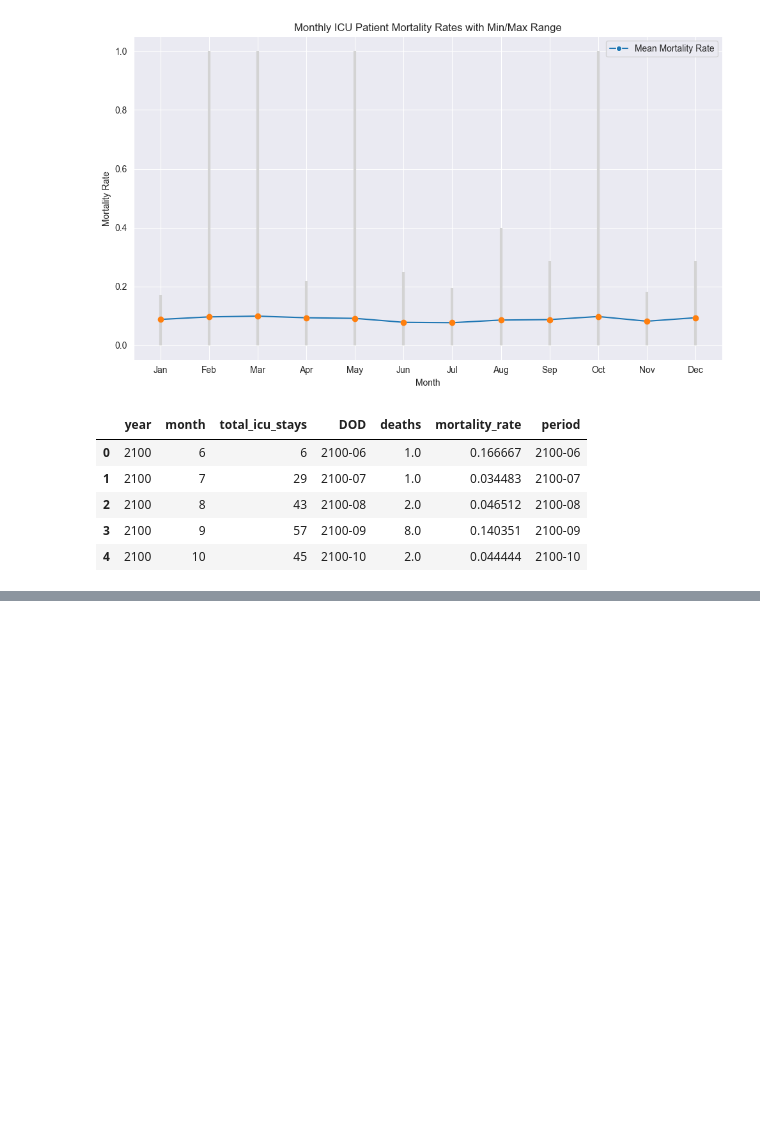
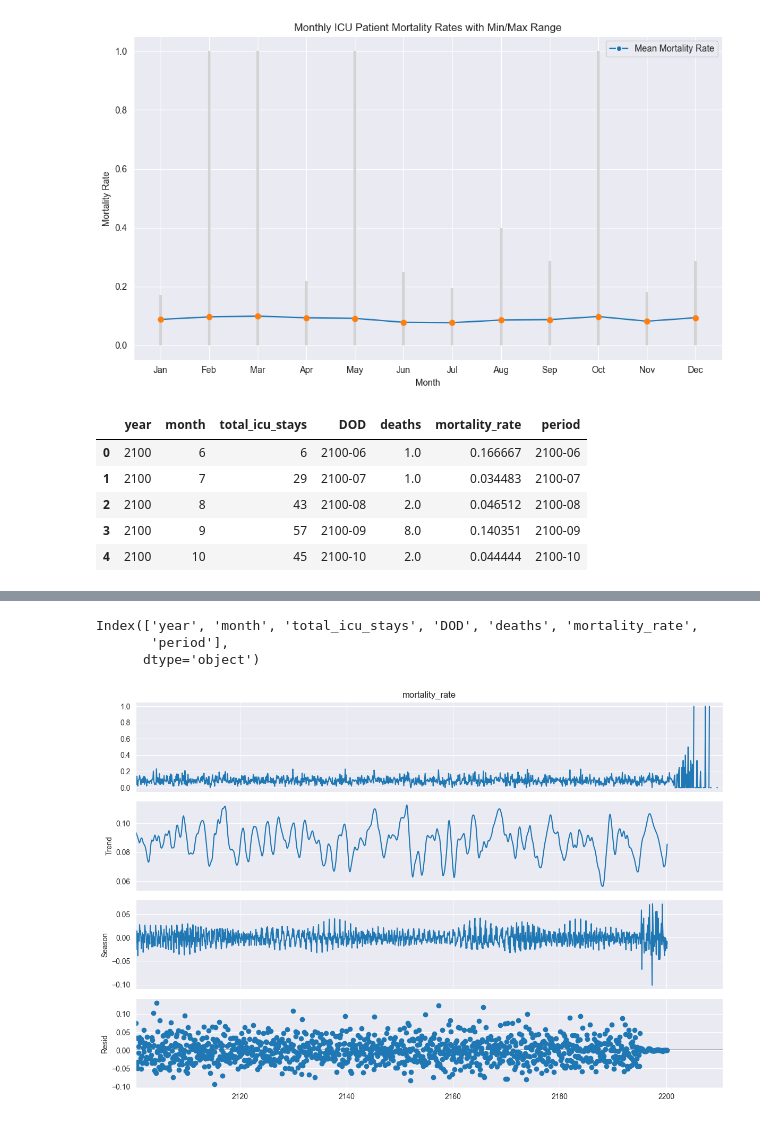
Before and after one commit to Math2130/MIMIC-III-Mortality-Analysis, a Jupyter notebook: VisualizationTime.ipynb, the cells around one changed output, grey strips where cells are left out. Saved outputs shown, nothing was run; the diff lists cells and outputs as text; code cells hidden in the pictures; blank space fills up the shorter version.

```diff
--- a/VisualizationTime.ipynb
+++ b/VisualizationTime.ipynb
@@ -249,22 +223,2 @@ final_df.isna().sum()
-# %%
-# Step 1: Create date range for each ICU stay
-final_df['date_range'] = final_df.apply(lambda x: pd.date_range(start=x['INTIME'], end=x['OUTTIME']), axis=1)
-
-# Step 2: Explode the date ranges into separate rows
-dates_expanded = final_df.explode('date_range')
-
-# Step 3: Extract month and year from the date range
-dates_expanded['month'] = dates_expanded['date_range'].dt.month
-dates_expanded['year'] = dates_expanded['date_range'].dt.year
-
-# Step 4: Remove duplicates
-unique_stays_per_month = dates_expanded.drop_duplicates(subset=['SUBJECT_ID', 'year', 'month'])
-
-# Step 5: Group by month and year and count unique patients
-monthly_icu_stays = unique_stays_per_month.groupby(['year', 'month'])['SUBJECT_ID'].nunique().reset_index()
-
-# Step 6: Merge and recalculate mortality rate
-monthly_mortality = monthly_mortality.merge(monthly_icu_stays, on='month')
-monthly_mortality['mortality_rate'] = monthly_mortality['deaths'] / monthly_mortality['SUBJECT_ID']
 # %% [markdown]
 # STL
@@ -271,17 +233,33 @@ monthly_mortality['mortality_rate'] = monthly_mortality['deaths'] / monthly_mort
+# %%
+monthly_mortality.columns
+# %% [output]
+Index(['year', 'month', 'total_icu_stays', 'DOD', 'deaths', 'mortality_rate',
+       'period'],
+      dtype='object')
 # %%
 from statsmodels.tsa.seasonal import STL
 
-# Preparing the data for STL decomposition
-# STL requires a continuous time series data, so we will create a series with mortality rates for each month
-# Note: If there are missing months, the analysis might need adjustment. Assuming continuous months here.
+# Have proper time series index
+monthly_mortality['date'] = pd.to_datetime(monthly_mortality[['year', 'month']].assign(DAY=1))
+monthly_mortality.set_index('date', inplace=True)
+monthly_mortality.sort_index(inplace=True)
 
-# Ensure the data is sorted by month
-monthly_mortality_sorted = monthly_mortality.sort_values('MONTH')
+# Ensure the time series is complete with no missing months
+monthly_mortality = monthly_mortality.asfreq('MS')
 
-# Performing STL decomposition
-stl = STL(monthly_mortality_sorted['mortality_rate'], seasonal=13, period=12)
+# If you have missing data after using asfreq, you might need to fill or interpolate the missing values
+# For example, to forward-fill missing data:
+# monthly_mortality['mortality_rate'] = monthly_mortality['mortality_rate'].fillna(method='ffill')
+
+# Now the STL function should be able to infer the frequency
+time_series = monthly_mortality['mortality_rate']
+
+# Apply STL decomposition
+stl = STL(time_series, seasonal=13)
 result = stl.fit()
 
-# Plotting the STL decomposition results
+# Plot the STL decomposition results
 result.plot()
 plt.show()
+# %% [output]
+[figure, added]
```
Also changed, not shown: parts of 5 cells of this notebook.
